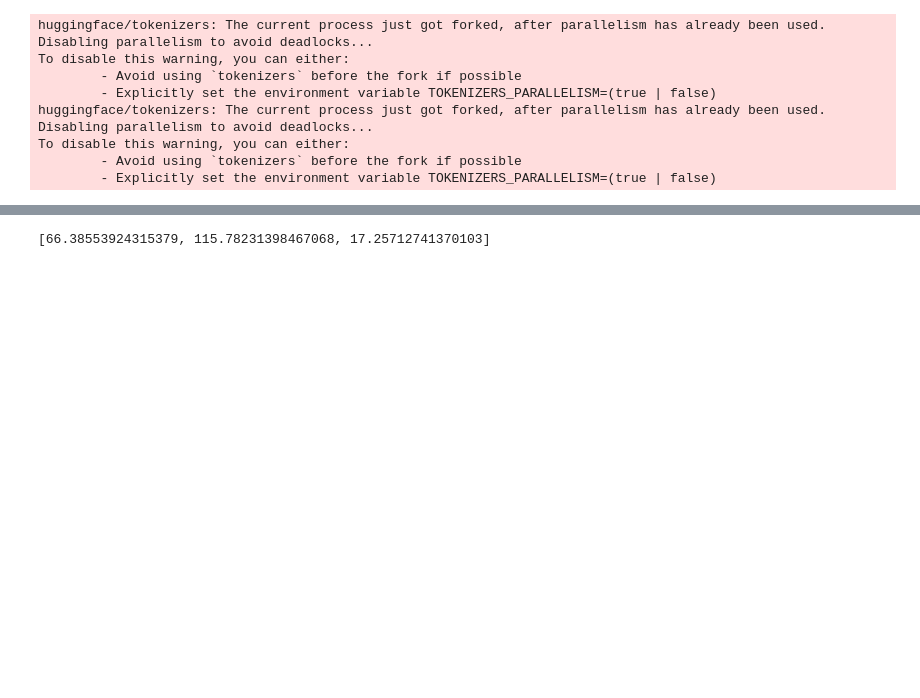
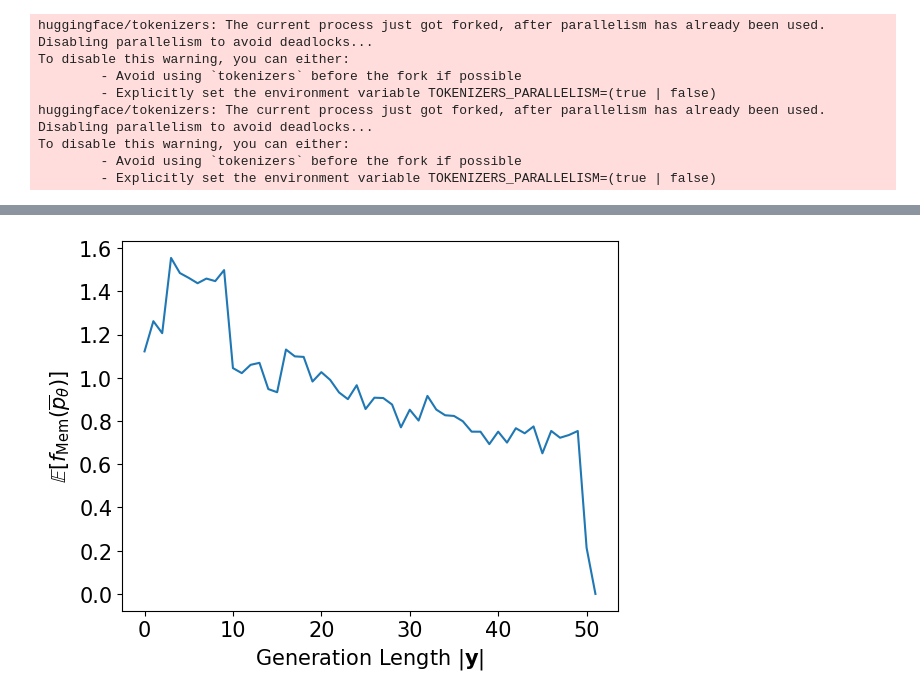
Before and after one commit to james-flemings/context_influence, a Jupyter notebook: experiments-Copy1.ipynb, the cells around one changed output, grey strips where cells are left out. Drawn from its saved outputs; the diff is of its cells as text; code cells hidden in the pictures; blank space fills up the shorter version.

```diff
--- a/experiments-Copy1.ipynb
+++ b/experiments-Copy1.ipynb
@@ -188,7 +190,7 @@ import torch.nn.functional as F
 from scipy.optimize import bisect
 
 def calculate_memorization(p, q, idx):
-    return abs(torch.log(p[idx]/q[idx])).numpy()#.cpu().numpy()
+    return abs(torch.log(p[idx]/q[idx])).cpu().numpy()
 
 def entropy(p):
     return (-np.sum(p*np.log(p)))
@@ -204,4 +206,4 @@ def calc_partition_loss(proj_logit, proj_output, pub_output, alpha, temperature)
     return max_loss
 
 def calc_group_memorization(output, ensemble_outputs, idx):
-    return [calculate_memorization(output, ensemble_outputs[i, :], idx) for i in range(0, ensemble_outputs.shape[0])]
+    return [calculate_memorization(output, ensemble_outputs[i, :], idx)[0][0] for i in range(0, ensemble_outputs.shape[0])]
@@ -314,30 +341,17 @@ def cmad_generation(model,
                  ):
     response_input_ids = torch.LongTensor([[]]).to(device)
     for i in range(max_length):
-        priv_context_aware_input_ids = torch.cat([context_aware_input_ids,
-                                      response_input_ids.repeat(context_aware_input_ids.shape[0], 1)],
-                                     dim=1)
-        pub_logit = model(torch.cat([context_unaware_input_ids,
-                                     response_input_ids],
-                                    dim=1)
-                         ).logits.squeeze()[-1, :].type(torch.float64)
-
-        priv_logit = model(priv_context_aware_input_ids).logits[:, -1, :].type(torch.float64)
-        proj_logit = lambd * priv_logit + (1-lambd) * pub_logit.repeat(priv_logit.shape[0], 1)
-
-        if i < min_length:
-            pub_logit[stop_token_ids[0]] = -float("Inf")
-            proj_logit[:, stop_token_ids[0]] = -float("Inf")
-
-        if pub_logit.shape[0] > len(tokenizer):
-            pub_logit[len(tokenizer):pub_logit.shape[0]] = -float("Inf")
-            proj_logit[:, len(tokenizer):pub_logit.shape[0]] = -float("Inf")
-
-        pub_output = F.softmax(pub_logit / temperature, dim=-1)
-        #priv_output = F.softmax(priv_logit, dim=-1)[-1]
-        proj_output = F.softmax(proj_logit / temperature, dim=-1)
-
-        pred_idx = proj_output[0].multinomial(1).view(1, -1).long()
+        proj_output, pub_output, ensemble_proj_output = calc_distributions(model,
+                                                                          context_aware_input_ids,
+                                                                          context_unaware_input_ids,
+                                                                          response_input_ids,
+                                                                          lambd,
+                                                                          temperature,
+                                                                          stop_token_ids,
+                                                                          min_length,
+                                                                          i,
+                                                                          )
+        pred_idx = proj_output.multinomial(1).view(1, -1).long().to(device)
         if pred_idx.cpu()[0].item() in stop_token_ids:
             break
 
@@ -373,5 +387,6 @@ def decode_experiment(test_set, model, tokenizer, lambd, temperature, dataset_na
 dir_name = "results"
 m_name = "Meta-Llama-3-8B-Instruct"
 model_name = "meta-llama/Meta-Llama-3-8B-Instruct"
+revision="step1000"
 # %%
 os.makedirs(dir_name, exist_ok=True)
@@ -402,7 +459,7 @@ model = AutoModelForCausalLM.from_pretrained(
     torch_dtype=torch.float16,
     token=access_token,
     cache_dir=cache_dir,
-    #local_files_only=True,
+    local_files_only=True,
     #device_map="auto",
     #max_memory = {0: "0GB", 1: "0GB", 2: "35GB", 3: "35GB", 4: "0GB", 5: "0GB", 6: "0GB", 7: "0GB"}
     ).to(DEVICE)
@@ -484,16 +568,14 @@ PubMedQA_Meta-Llama-3-8B-Instruct_1.0.csv
-# %%
-mean_vals
-# %% [output]
-[66.38553924315379, 115.78231398467068, 17.25712741370103]
 # %%
 import matplotlib.pyplot as plt
 
-mean_vals = np.mean(mem_vals, axis=0)
+mean_vals = np.nanmean(mem_vals, axis=0)
 plt.plot(np.arange(0, len(mean_vals)), mean_vals)
 plt.xlabel("Generation Length $|\mathbf{y}|$", fontsize=15)
 plt.ylabel(r'$\mathbb{E}[f_{\text{Mem}}(\overline{p}_{\theta})]$', fontsize=15)
 plt.xticks(fontsize=15)
 plt.yticks(fontsize=15)
 plt.savefig("gen_len_analysis.pdf", bbox_inches="tight")
+# %% [output]
+[figure, added]
 # %%
 file_name
```
Also changed, not shown: parts of 14 cells of this notebook, 8 other files.
